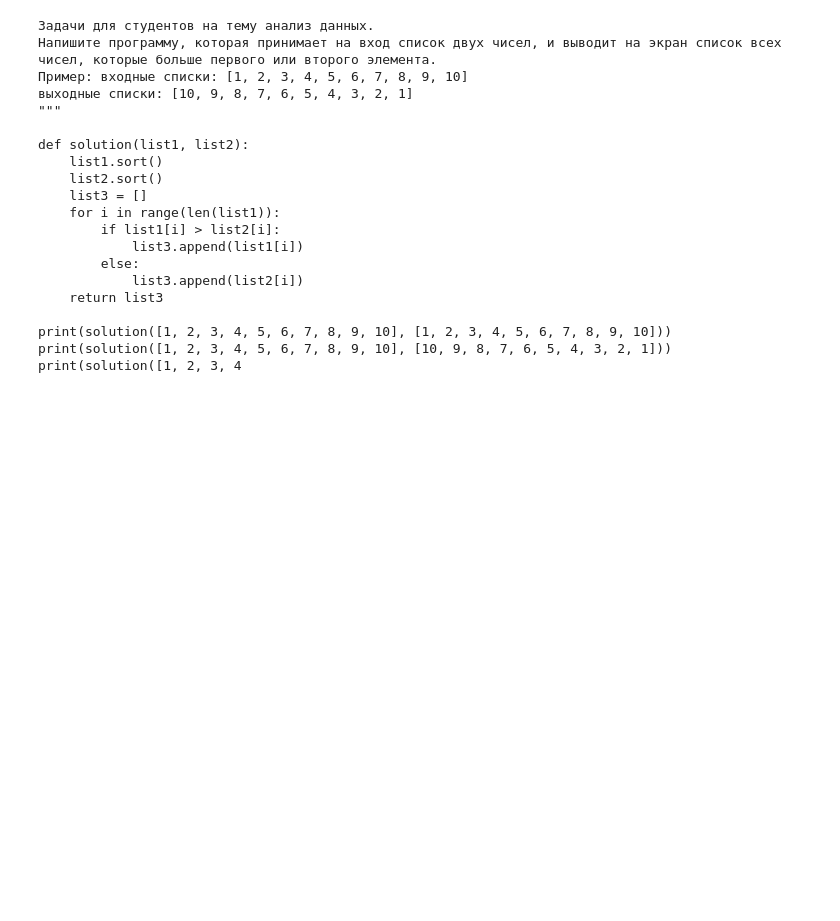
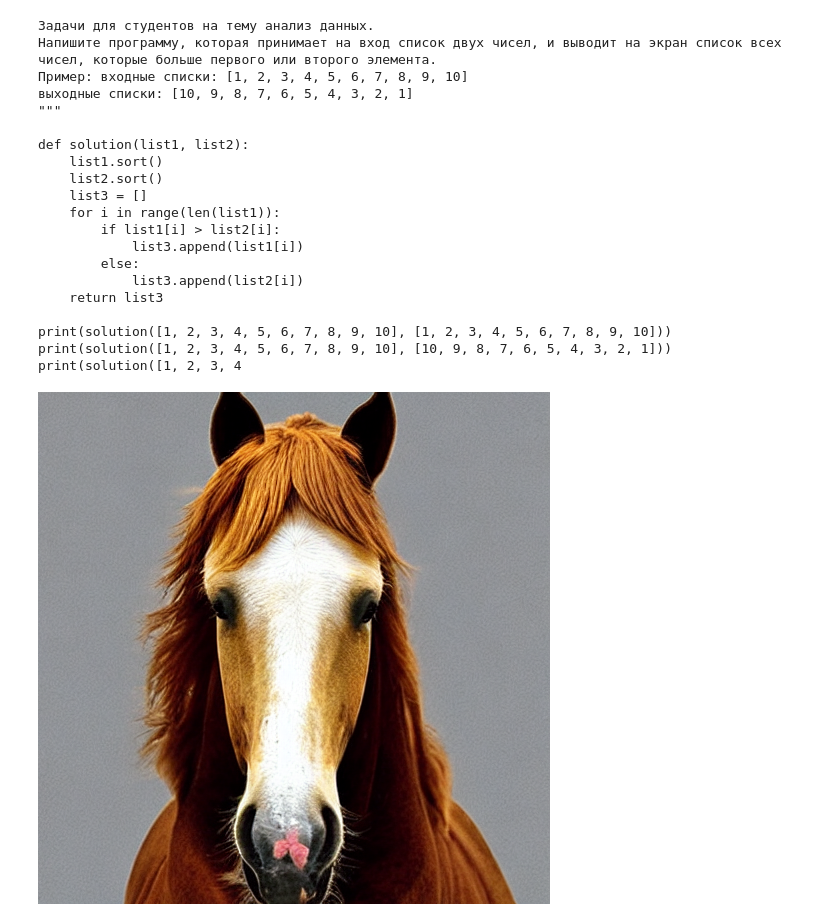
Before and after one commit to vifirsanova/empi, a Jupyter notebook: demos/teaching_assistant.ipynb, the cells around one changed output. Saved outputs shown, nothing was run; the diff lists cells and outputs as text; code cells hidden in the pictures; blank space fills up the shorter version.

```diff
--- a/demos/teaching_assistant.ipynb
+++ b/demos/teaching_assistant.ipynb
@@ -78,3 +102,71 @@ def solution(list1, list2):
 print(solution([1, 2, 3, 4, 5, 6, 7, 8, 9, 10], [1, 2, 3, 4, 5, 6, 7, 8, 9, 10]))
 print(solution([1, 2, 3, 4, 5, 6, 7, 8, 9, 10], [10, 9, 8, 7, 6, 5, 4, 3, 2, 1]))
 print(solution([1, 2, 3, 4
+# %%
+from IPython.display import clear_output
+
+print("Внимание, идёт загрузка... \n Время ожидания: 5 минут")
+
+import torch
+
+import gc
+
+torch.set_default_device("cuda")
+
+import locale
+locale.getpreferredencoding = lambda: "UTF-8"
+
+#@title **Виртуальный асситент для преподавателя (демо-версия)**
+
+#@markdown  В поле **TASK** выберите одну задачу из списка.
+
+TASK = "Графическая иллюстрация для студентов" # @param ["\u0414\u0438\u0434\u0430\u043A\u0442\u0438\u0447\u0435\u0441\u043A\u0438\u0439 \u043C\u0430\u0442\u0435\u0440\u0438\u0430\u043B", "\u0417\u0430\u0434\u0430\u0447\u0438 \u0434\u043B\u044F \u0441\u0442\u0443\u0434\u0435\u043D\u0442\u043E\u0432", "\u0413\u0440\u0430\u0444\u0438\u0447\u0435\u0441\u043A\u0430\u044F \u0438\u043B\u043B\u044E\u0441\u0442\u0440\u0430\u0446\u0438\u044F \u0434\u043B\u044F \u0441\u0442\u0443\u0434\u0435\u043D\u0442\u043E\u0432", "\u0417\u0430\u043F\u0443\u0441\u0442\u0438\u0442\u044C \u043F\u0440\u043E\u0432\u0435\u0440\u043A\u0443 \u043D\u0430 \u043F\u043B\u0430\u0433\u0438\u0430\u0442 \u0438 \u0437\u0430\u0438\u043C\u0441\u0442\u0432\u043E\u0432\u0430\u043D\u0438\u044F \u0418\u0418 (\u0432 \u0440\u0430\u0437\u0440\u0430\u0431\u043E\u0442\u043A\u0435)"]
+
+#@markdown  В поле **TEXT** опишите тему вашего урока, семинара или практического занятия, либо введите текст для проверки на заимствования.
+
+TEXT = "horse" #@param {type:"string"}
+
+def generate_text(input_text):
+    !pip install transformers
+
+    from transformers import AutoModelForCausalLM, AutoTokenizer
+
+    model = AutoModelForCausalLM.from_pretrained("microsoft/phi-2", torch_dtype="auto", trust_remote_code=True)
+    tokenizer = AutoTokenizer.from_pretrained("microsoft/phi-2", trust_remote_code=True)
+
+    gc.collect()
+
+    inputs = tokenizer(input_text, return_tensors="pt", return_attention_mask=False)
+
+    outputs = model.generate(**inputs, max_length=500)
+    text = tokenizer.batch_decode(outputs)[0]
+    return text
+
+def generate_image(input_text):
+    !pip install diffusers
+
+    from diffusers import AutoPipelineForText2Image
+
+    pipeline = AutoPipelineForText2Image.from_pretrained("CompVis/stable-diffusion-v1-4").to("cuda")
+    image = pipeline(input_text).images[0]
+    return image
+
+if TASK == "Задачи для студентов":
+    input_text = TASK + ' на тему ' + TEXT + '.'
+    result = generate_text(input_text)
+
+elif TASK == "Дидактический материал":
+    input_text = TEXT + ': определение и свойства.'
+    result = generate_text(input_text)
+
+elif TASK == "Графическая иллюстрация для студентов":
+    input_text = TEXT
+    result = generate_image(input_text)
+
+else:
+    result = "Функция в разработке. Для проверки текста на заимствования из ChatGPT посетите https://www.zerogpt.com/"
+
+clear_output()
+result
+# %% [output]
+[figure, added]
```
Also changed, not shown: parts of 1 cell of this notebook.
